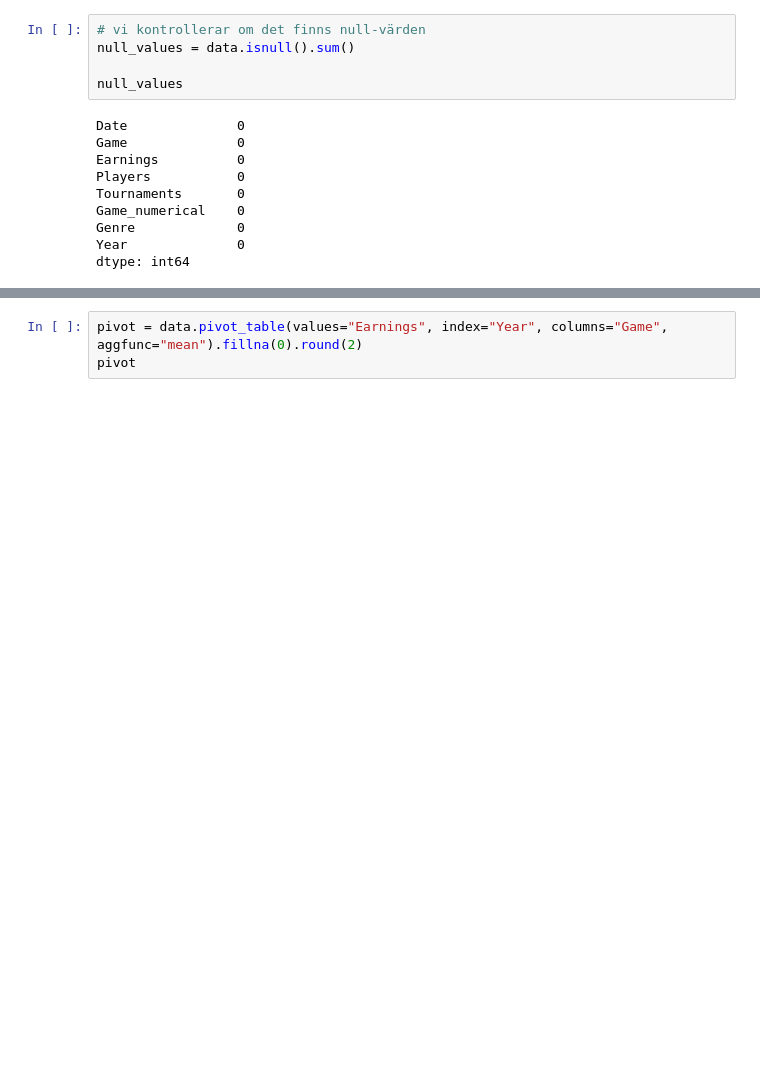
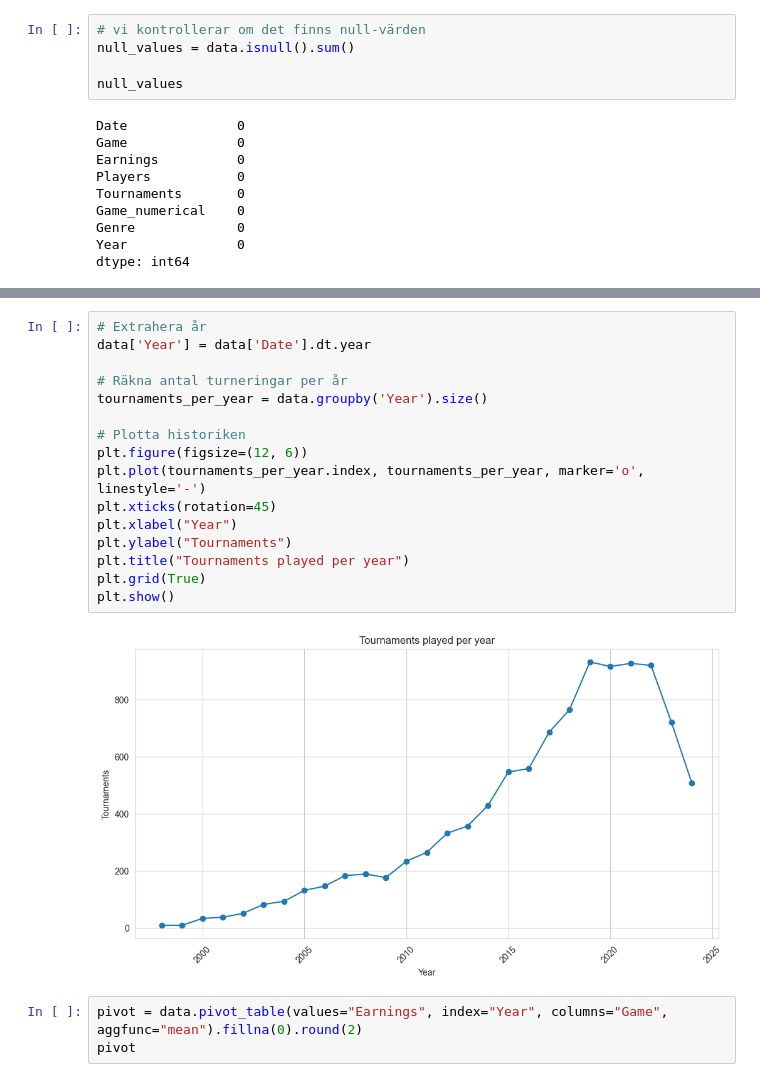
Before and after one commit to AndreasL85/pyprojektarbete, a Jupyter notebook: esports.ipynb, the cells around one changed output, grey strips where cells are left out. Cells and saved outputs as stored; diff of their text form; blank space fills up the shorter version.

```diff
--- a/esports.ipynb
+++ b/esports.ipynb
@@ -170,3 +169,21 @@ for ax, col in zip(axes.flat, columns_to_plot):
+# %%
+# Extrahera år
+data['Year'] = data['Date'].dt.year
+
+# Räkna antal turneringar per år
+tournaments_per_year = data.groupby('Year').size()
+
+# Plotta historiken
+plt.figure(figsize=(12, 6))
+plt.plot(tournaments_per_year.index, tournaments_per_year, marker='o', linestyle='-')
+plt.xticks(rotation=45)
+plt.xlabel("Year")
+plt.ylabel("Tournaments")
+plt.title("Tournaments played per year")
+plt.grid(True)
+plt.show()
+# %% [output]
+[figure, added]
 # %%
 pivot = data.pivot_table(values="Earnings", index="Year", columns="Game", aggfunc="mean").fillna(0).round(2)
 pivot
```
Also changed, not shown: parts of 16 cells of this notebook.
